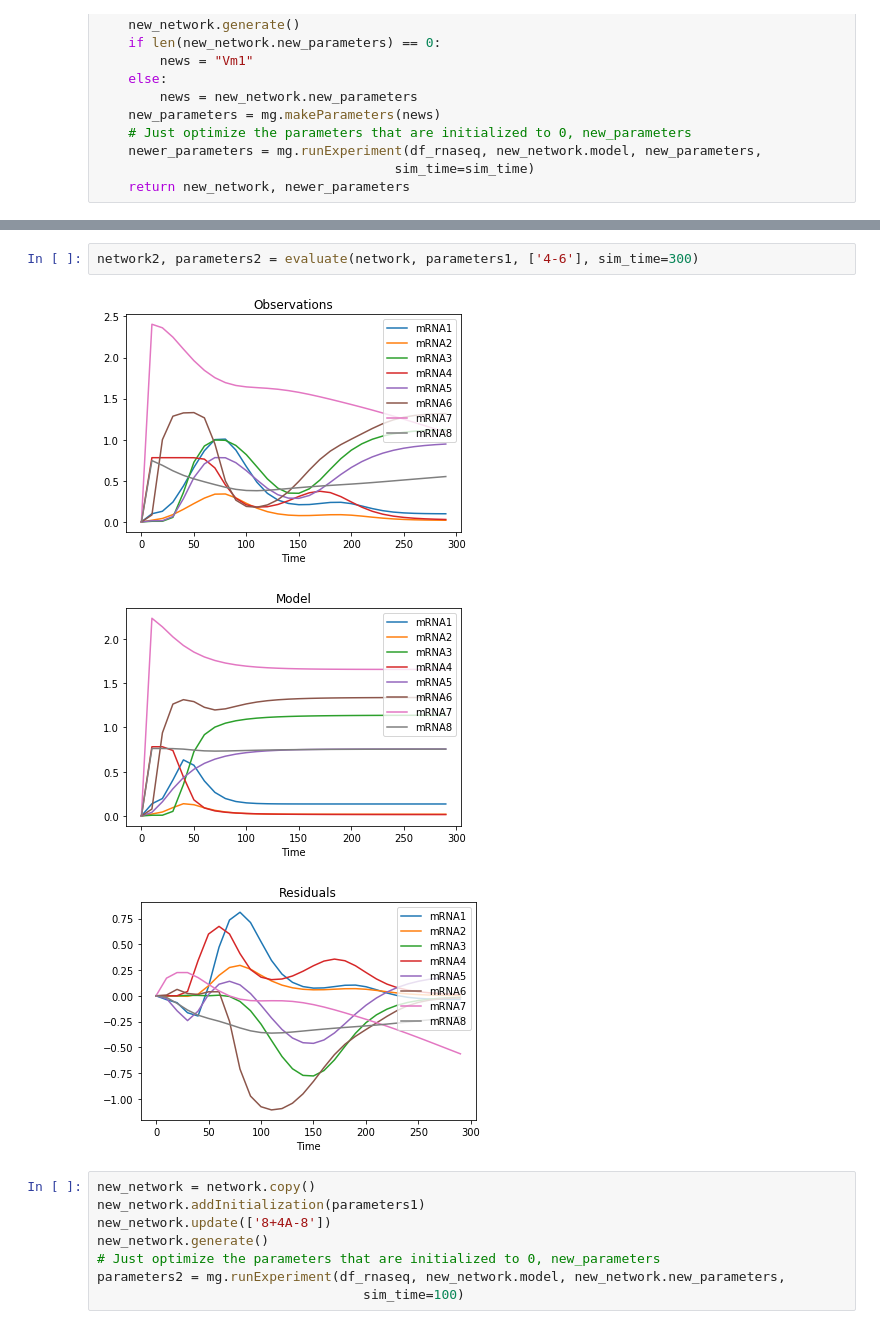
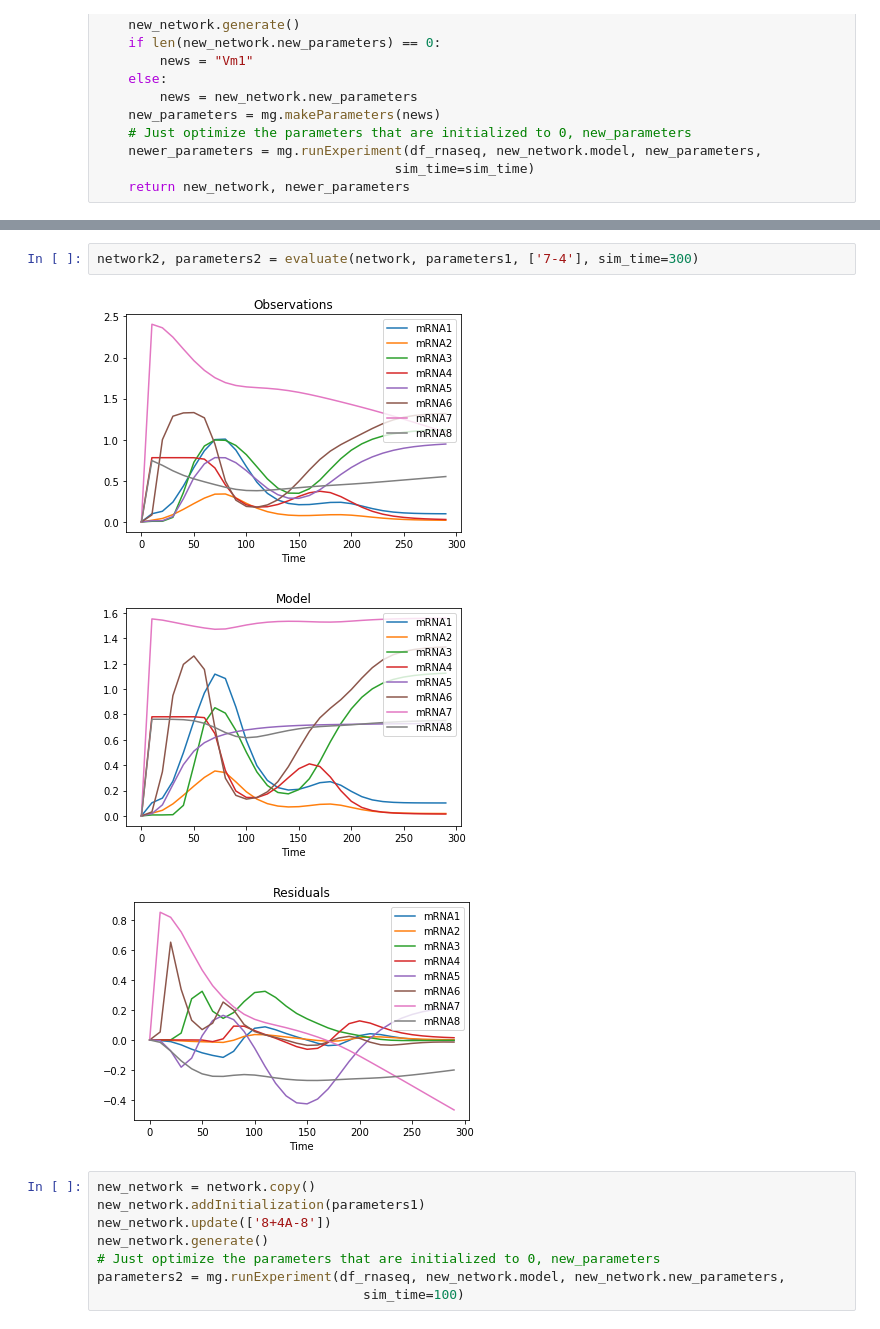
Before and after one commit to ModelEngineering/advancing-biomedical-models, a Jupyter notebook: lectures/lecture_17/lecture_17_Generating_Models.ipynb, the cells around one changed output, grey strips where cells are left out. Saved outputs shown, nothing was run; the diff lists cells and outputs as text.

```diff
--- a/lectures/lecture_17/lecture_17_Generating_Models.ipynb
+++ b/lectures/lecture_17/lecture_17_Generating_Models.ipynb
@@ -204,9 +208,9 @@ parameters1 = mg.runExperiment(df_rnaseq, network.model, network.new_parameters,
 # %%
-network2, parameters2 = evaluate(network, parameters1, ['4-6'], sim_time=300)
+network2, parameters2 = evaluate(network, parameters1, ['7-4'], sim_time=300)
 # %% [output]
 [figure]
-[figure, old version]
+[figure, new version]
-[figure, old version]
+[figure, new version]
 # %%
 new_network = network.copy()
 new_network.addInitialization(parameters1)
```
Also changed, not shown: parts of 3 cells of this notebook, 3 other files.
